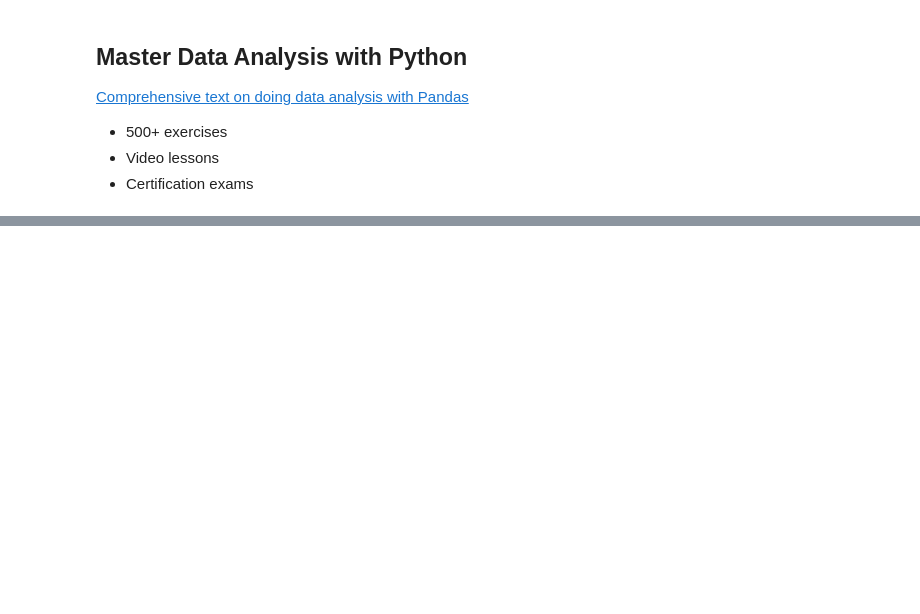
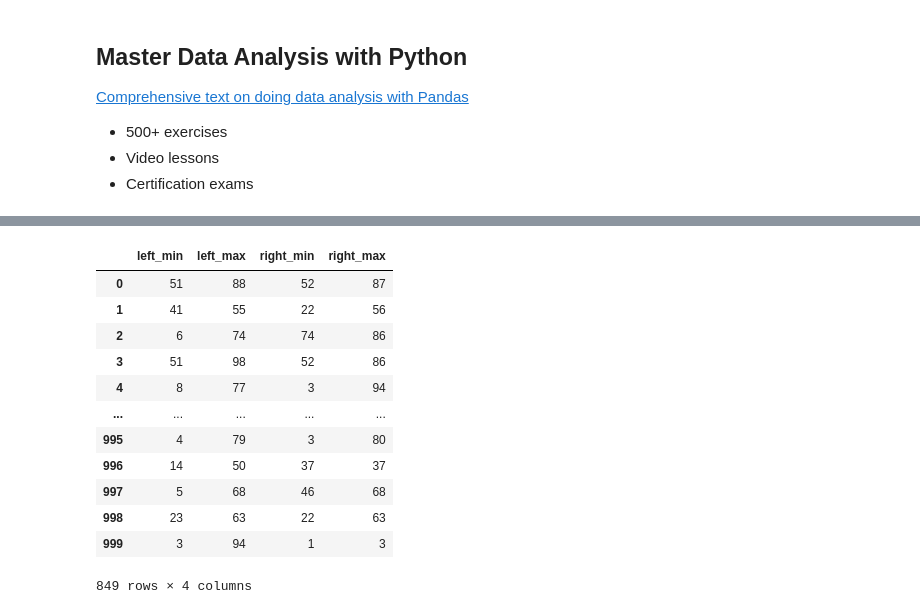
Before and after one commit to tdpetrou/Advent-of-Code-Pandas, a Jupyter notebook: 2022/Problems.ipynb, the cells around one changed output, grey strips where cells are left out. Saved outputs shown, nothing was run; the diff lists cells and outputs as text; code cells hidden in the pictures; blank space fills up the shorter version.

```diff
--- a/2022/Problems.ipynb
+++ b/2022/Problems.ipynb
@@ -135,0 +345,7 @@ s.replace({'A X': 3,
+# %%
+df = pd.read_csv('data/day4.txt',
+                 sep=',|-',
+                 engine='python',
+                 header=None,
+                 names=['left_min', 'left_max', 'right_min', 'right_max'])
+df.head()
@@ -135,0 +390,16 @@ s.replace({'A X': 3,
+# %%
+df.query('not (left_max < right_min or right_max < left_min)')
+# %% [output]
+|  | left_min | left_max | right_min | right_max |
+| 0 | 51 | 88 | 52 | 87 |
+| 1 | 41 | 55 | 22 | 56 |
+| 2 | 6 | 74 | 74 | 86 |
+| 3 | 51 | 98 | 52 | 86 |
+| 4 | 8 | 77 | 3 | 94 |
+| ... | ... | ... | ... | ... |
+| 995 | 4 | 79 | 3 | 80 |
+| 996 | 14 | 50 | 37 | 37 |
+| 997 | 5 | 68 | 46 | 68 |
+| 998 | 23 | 63 | 22 | 63 |
+| 999 | 3 | 94 | 1 | 3 |
+849 rows × 4 columns
```
Also changed, not shown: parts of 31 cells of this notebook, 2 other files.
